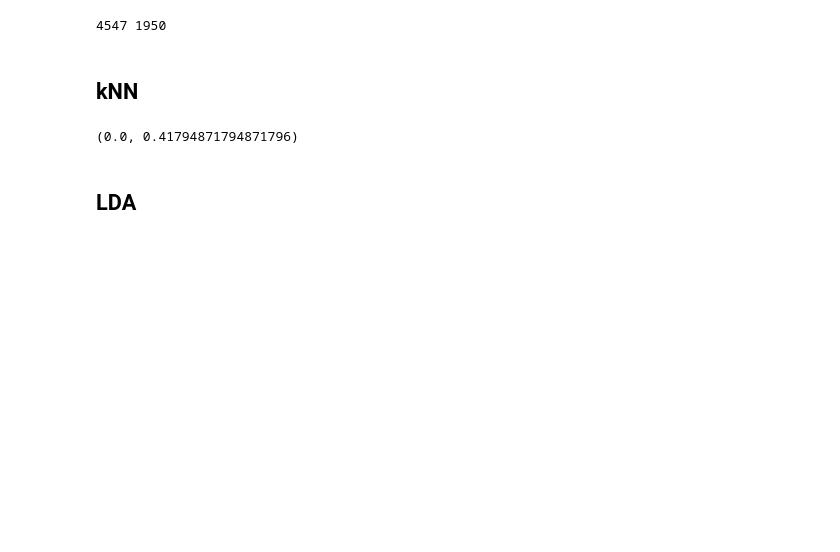
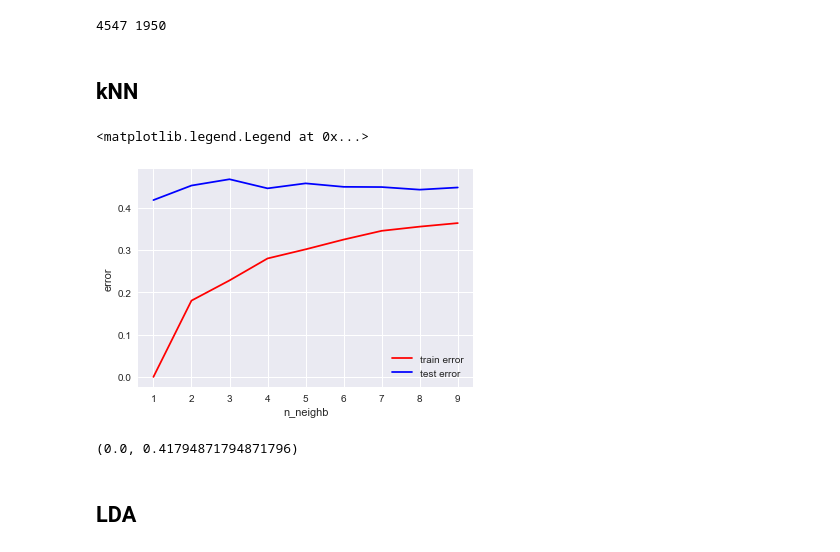
Before and after one commit to alexbukata/ModernDataAnylisis, a Jupyter notebook: wines/wine_quality.ipynb, the cells around one changed output. Cells and saved outputs as stored; diff of their text form; code cells hidden in the pictures; blank space fills up the shorter version.

```diff
--- a/wines/wine_quality.ipynb
+++ b/wines/wine_quality.ipynb
@@ -309,12 +309,22 @@ output = pd.DataFrame(data=[], columns=["Classifier", "Err train", "Err test", "
 import operator
 
 errors = []
+values = range(1, 10)
+for n_neighb in values:
+    knn = KNeighborsClassifier(n_neighbors=n_neighb)
+    train_error, test_error = train_and_predict(knn, "kNN", None)
+    errors.append((n_neighb, train_error, test_error))
 
-for n_neighb in range(1, 10):
-    knn = KNeighborsClassifier(n_neighbors=n_neighb)
-    errors.append((n_neighb, train_and_predict(knn, "kNN", None)[1]))
-
-optimal_n_neighb = list(sorted(errors, key=operator.itemgetter(1)))[0]
+optimal_n_neighb = list(sorted(errors, key=operator.itemgetter(2)))[0]
+# %%
+plt.plot(values, list(map(operator.itemgetter(1), errors)), 'r-', label='train error')
+plt.plot(values, list(map(operator.itemgetter(2), errors)), 'b-', label='test error')
+plt.xlabel('n_neighb')
+plt.ylabel('error')
+plt.legend()
+# %% [output]
+<matplotlib.legend.Legend at 0x...>
+[figure, added]
 # %%
 train_and_predict(KNeighborsClassifier(n_neighbors=1), "kNN", output)
 # %% [output]
```
Also changed, not shown: parts of 22 cells of this notebook.
